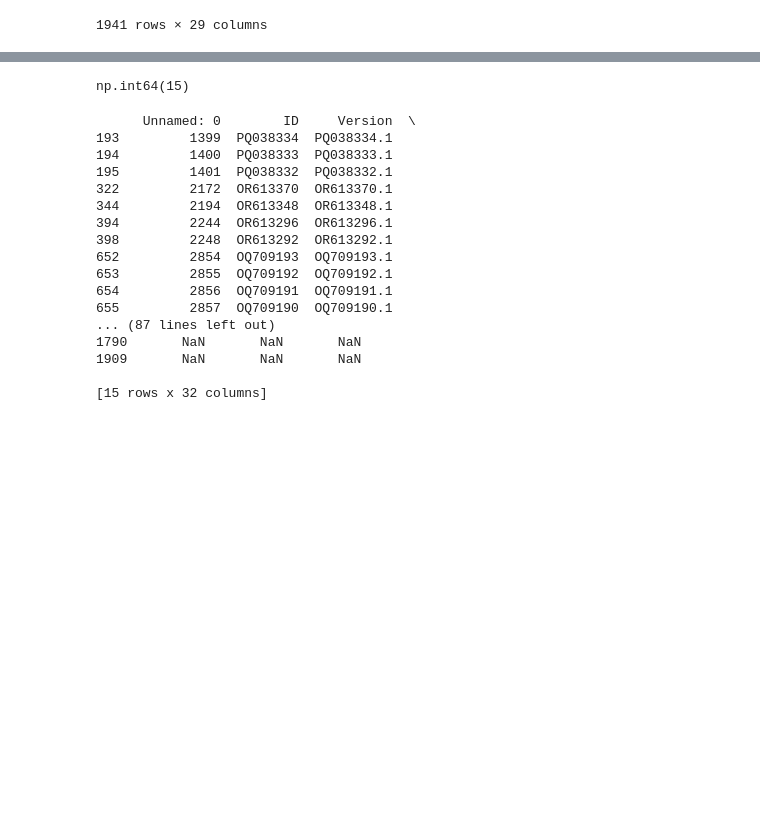
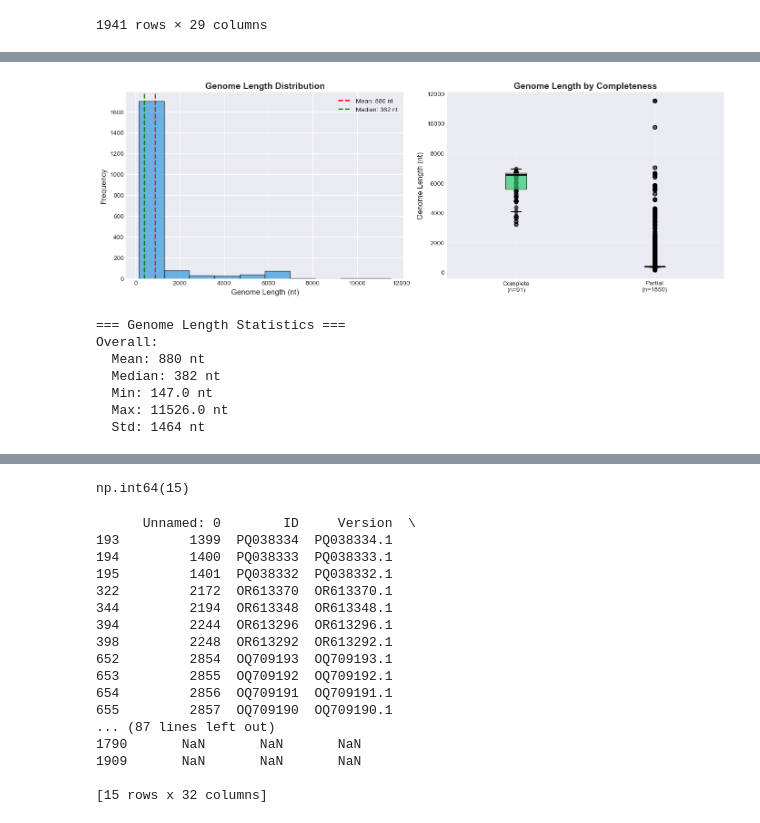
Before and after one commit to Finkonn/picorna-virome, a Jupyter notebook: miniproj/astroviridae/only_bats_astro_stats.ipynb, the cells around one changed output, grey strips where cells are left out. Cells and saved outputs as stored; diff of their text form; code cells hidden in the pictures; blank space fills up the shorter version.

```diff
--- a/miniproj/astroviridae/only_bats_astro_stats.ipynb
+++ b/miniproj/astroviridae/only_bats_astro_stats.ipynb
@@ -19,0 +285,64 @@ df
+# %%
+# Cell 5: Total sequence length distribution
+fig, axes = plt.subplots(1, 2, figsize=(14, 5))
+
+# 1. Histogram of genome lengths
+ax1 = axes[0]
+ax1.hist(df['Length'], bins=10, color='#3498db', edgecolor='black', alpha=0.7)
+ax1.set_xlabel('Genome Length (nt)', fontsize=12)
+ax1.set_ylabel('Frequency', fontsize=12)
+ax1.set_title('Genome Length Distribution', fontsize=14, fontweight='bold')
+
+# Add mean and median lines
+mean_len = df['Length'].mean()
+median_len = df['Length'].median()
+ax1.axvline(mean_len, color='red', linestyle='--', linewidth=2, label=f'Mean: {mean_len:.0f} nt')
+ax1.axvline(median_len, color='green', linestyle='--', linewidth=2, label=f'Median: {median_len:.0f} nt')
+ax1.legend()
+
+# 2. Genome length by completeness
+ax2 = axes[1]
+complete_genomes = df[df['is_complete_genome']]['Length']
+partial_genomes = df[~df['is_complete_genome']]['Length']
+
+# Create box plot
+bp_data = [complete_genomes, partial_genomes]
+bp_labels = ['Complete\n(n={})'.format(len(complete_genomes)),
+             'Partial\n(n={})'.format(len(partial_genomes))]
+bp_colors = ['#2ecc71', '#e74c3c']
+
+bp = ax2.boxplot(bp_data, patch_artist=True, labels=bp_labels,
+                boxprops=dict(alpha=0.7),
+                medianprops=dict(color='black', linewidth=2))
+
+# Color the boxes
+for patch, color in zip(bp['boxes'], bp_colors):
+    patch.set_facecolor(color)
+
+# Add individual points
+for i, data in enumerate(bp_data):
+    ax2.scatter([i+1] * len(data), data, alpha=0.6, color='black', s=40)
+
+ax2.set_ylabel('Genome Length (nt)', fontsize=12)
+ax2.set_title('Genome Length by Completeness', fontsize=14, fontweight='bold')
+ax2.grid(axis='y', alpha=0.3)
+
+plt.tight_layout()
+plt.show()
+
+print("\n=== Genome Length Statistics ===")
+print(f"Overall:")
+print(f"  Mean: {mean_len:.0f} nt")
+print(f"  Median: {median_len:.0f} nt")
+print(f"  Min: {df['Length'].min()} nt")
+print(f"  Max: {df['Length'].max()} nt")
+print(f"  Std: {df['Length'].std():.0f} nt")
+# %% [output]
+[figure, added]
+=== Genome Length Statistics ===
+Overall:
+  Mean: 880 nt
+  Median: 382 nt
+  Min: 147.0 nt
+  Max: 11526.0 nt
+  Std: 1464 nt
```
Also changed, not shown: parts of 8 cells of this notebook, 7 other files.
